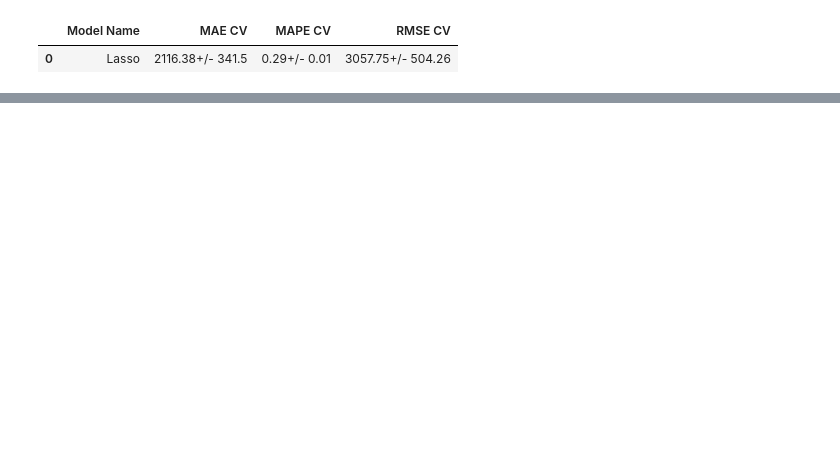
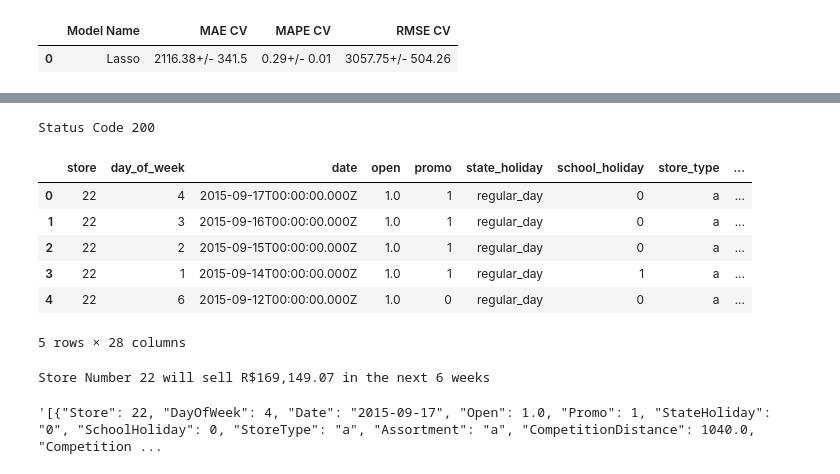
Before and after one commit to LeonardoRose/Rossman_Store_Sales_Forecast, a Jupyter notebook: m07_v02_store_sales_prediction.ipynb, the cells around one changed output, grey strips where cells are left out. Saved outputs shown, nothing was run; the diff lists cells and outputs as text; code cells hidden in the pictures; blank space fills up the shorter version.

```diff
--- a/m07_v02_store_sales_prediction.ipynb
+++ b/m07_v02_store_sales_prediction.ipynb
@@ -1120,0 +1528,47 @@ a
+# %%
+# merge test dataset + store
+df_test = pd.merge( df10, df_stores_raw, how='left', on='Store')
+
+# choose store for prediction
+df_test = df_test[df_test['Store'] == 22]
+
+# remove closed days
+df_test = df_test[df_test['Open'] != 0 ]
+df_test = df_test[~df_test['Open'].isnull() ]
+df_test = df_test.drop('Id', axis=1 )
+# %%
+# convert dataframe to json
+data = json.dumps( df_test.to_dict( orient='records' ) )
+# %%
+# API call
+# url = 'http://192.168.0.2:5000/rossmann/predict'
+url = 'https://prediction-model-rossman.herokuapp.com/rossmann/predict'
+header= {'Content-type': 'application/json'}
+data = data
+
+r = requests.post( url, data=data, headers=header )
+print( 'Status Code {}' .format( r.status_code ) )
+# %% [output]
+Status Code 200
+# %%
+d1 = pd.DataFrame( r.json(), columns=r.json()[0].keys() )
+# %%
+d1.head()
+# %% [output]
+|  | store | day_of_week | date | open | promo | state_holiday | school_holiday | store_type | ... |
+| 0 | 22 | 4 | 2015-09-17T00:00:00.000Z | 1.0 | 1 | regular_day | 0 | a | ... |
+| 1 | 22 | 3 | 2015-09-16T00:00:00.000Z | 1.0 | 1 | regular_day | 0 | a | ... |
+| 2 | 22 | 2 | 2015-09-15T00:00:00.000Z | 1.0 | 1 | regular_day | 0 | a | ... |
+| 3 | 22 | 1 | 2015-09-14T00:00:00.000Z | 1.0 | 1 | regular_day | 1 | a | ... |
+| 4 | 22 | 6 | 2015-09-12T00:00:00.000Z | 1.0 | 0 | regular_day | 0 | a | ... |
+5 rows × 28 columns
+# %%
+d2 = d1[['store', 'prediction']].groupby( 'store' ).sum().reset_index()
+for i in range( len( d2 ) ):
+    print( 'Store Number {} will sell R${:,.2f} in the next 6 weeks'.format(d2.loc[i, 'store'], d2.loc[i, 'prediction'] ) )
+# %% [output]
+Store Number 22 will sell R$169,149.07 in the next 6 weeks
+# %%
+data
+# %% [output]
+'[{"Store": 22, "DayOfWeek": 4, "Date": "2015-09-17", "Open": 1.0, "Promo": 1, "StateHoliday": "0", "SchoolHoliday": 0, "StoreType": "a", "Assortment": "a", "CompetitionDistance": 1040.0, "Competition ...
```
Also changed, not shown: parts of 42 cells of this notebook.
